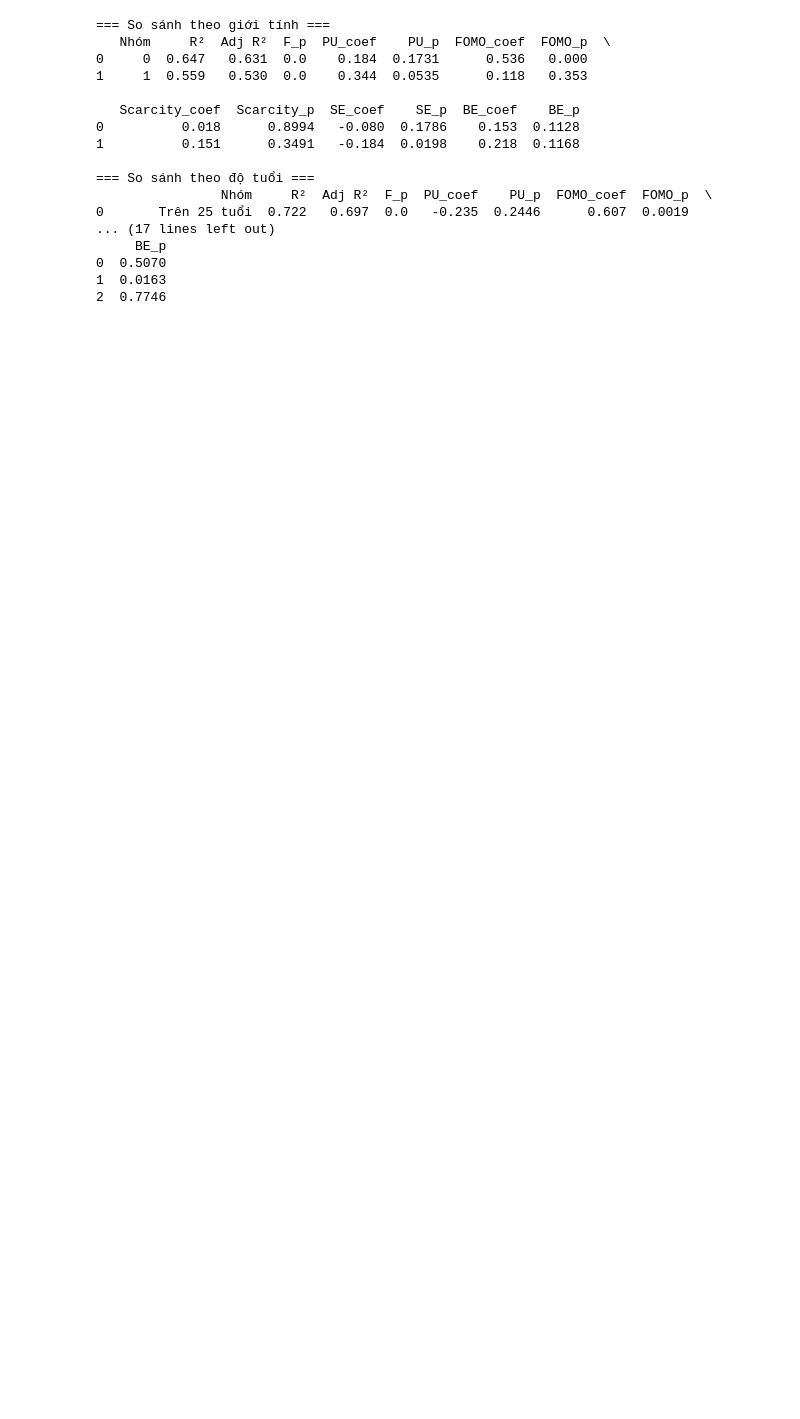
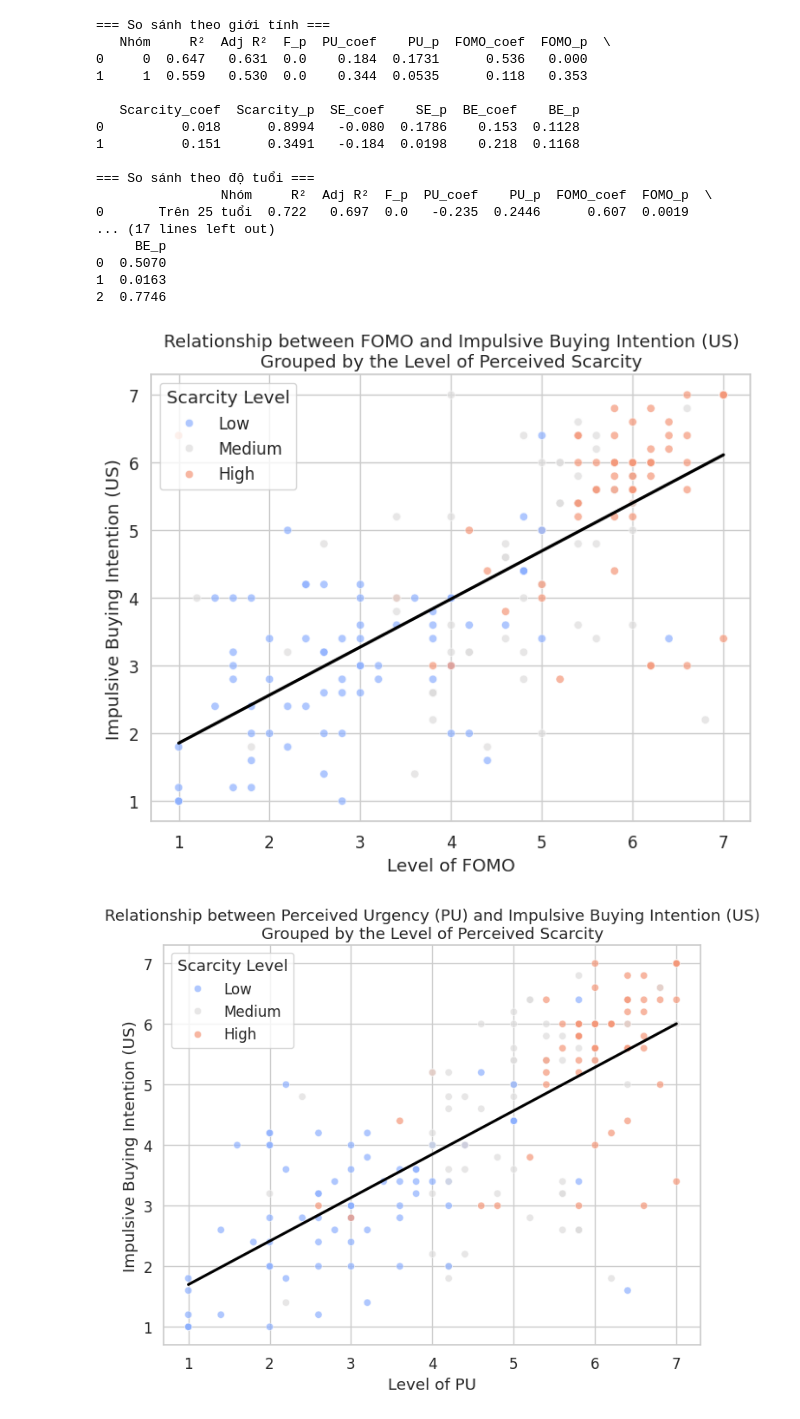
Before and after one commit to plkimtuyen05-boop/pkkimtuyen.github.io, a Jupyter notebook: nckh/NCKH.ipynb, the cells around one changed output. Drawn from its saved outputs; the diff is of its cells as text; code cells hidden in the pictures; blank space fills up the shorter version.

```diff
--- a/nckh/NCKH.ipynb
+++ b/nckh/NCKH.ipynb
@@ -825,3 +825,36 @@ print(income_results)
 0  0.5070
 1  0.0163
 2  0.7746
+# %%
+import seaborn as sns
+import matplotlib.pyplot as plt
+import pandas as pd
+
+# Nếu chưa có nhóm scarcity thì chạy dòng này
+if 'Scarcity_Group' not in data.columns:
+    data['Scarcity_Group'] = pd.qcut(data['Scarcity'], q=3, labels=['Low', 'Medium', 'High'])
+
+# Tùy chọn 1: Biểu đồ tán xạ FOMO vs US (chia theo nhóm Scarcity)
+plt.figure(figsize=(8,6))
+sns.scatterplot(data=data, x='FOMO', y='US', hue='Scarcity_Group', palette='coolwarm', alpha=0.7)
+sns.regplot(data=data, x='FOMO', y='US', scatter=False, color='black', ci=None)
+plt.title('Relationship between FOMO and Impulsive Buying Intention (US)\nGrouped by the Level of Perceived Scarcity')
+plt.xlabel('Level of FOMO')
+plt.ylabel('Impulsive Buying Intention (US)')
+plt.legend(title='Scarcity Level')
+plt.savefig('fomo đến us group')
+plt.show()
+
+# Tùy chọn 2: Biểu đồ tán xạ PU vs US (chia theo nhóm Scarcity)
+plt.figure(figsize=(8,6))
+sns.scatterplot(data=data, x='PU', y='US', hue='Scarcity_Group', palette='coolwarm', alpha=0.7)
+sns.regplot(data=data, x='PU', y='US', scatter=False, color='black', ci=None)
+plt.title('Relationship between Perceived Urgency (PU) and Impulsive Buying Intention (US)\nGrouped by the Level of Perceived Scarcity')
+plt.xlabel('Level of PU')
+plt.ylabel('Impulsive Buying Intention (US)')
+plt.legend(title='Scarcity Level')
+plt.savefig('pu đến us group')
+plt.show()
+# %% [output]
+[figure, added]
+[figure, added]
```
Also changed, not shown: parts of 10 cells of this notebook, 3 other files.
